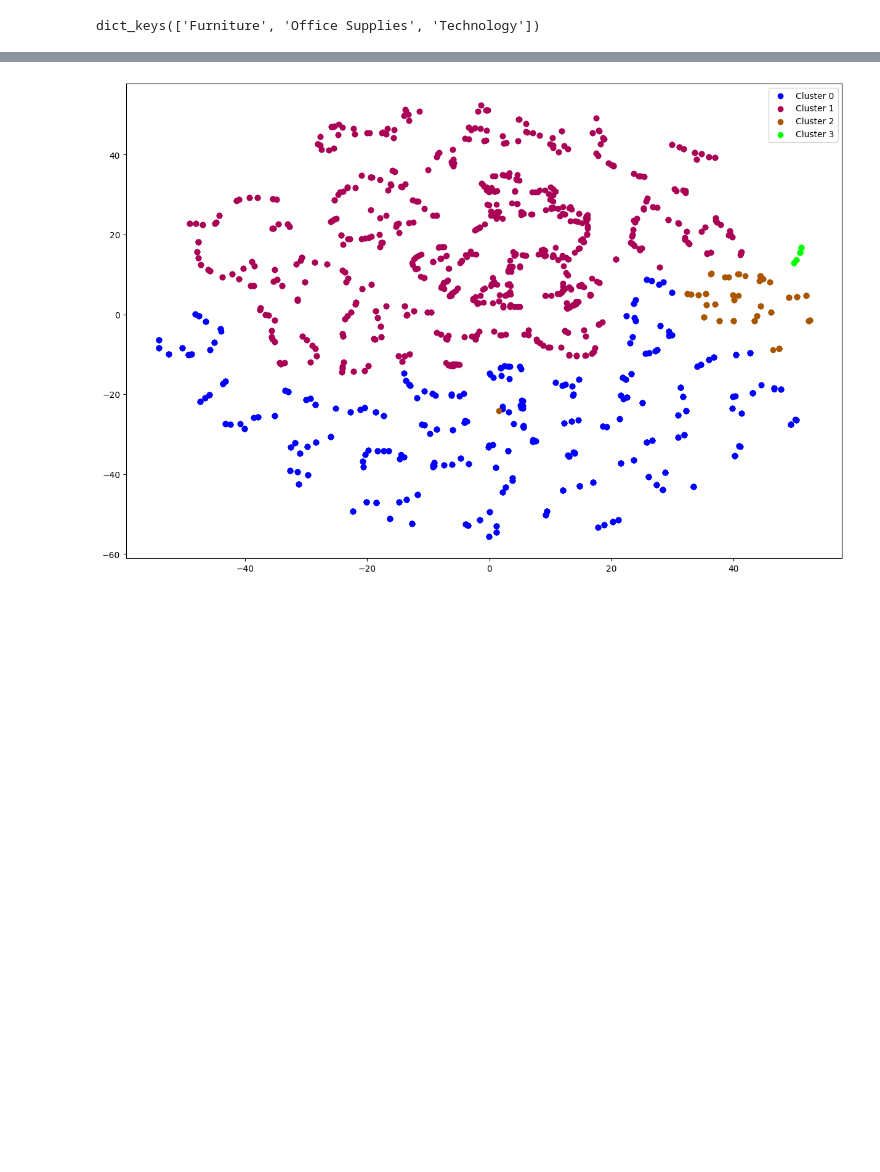
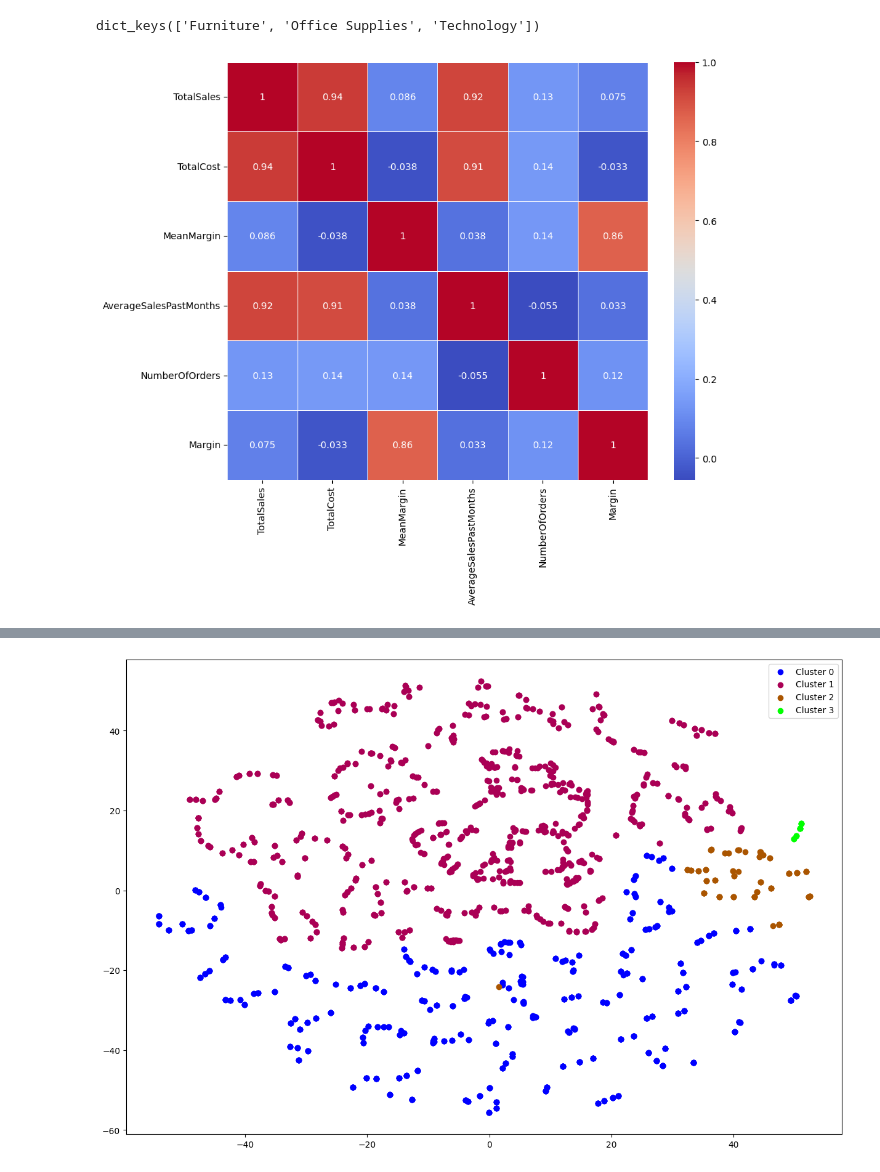
Before and after one commit to CogitoNTNU/CogitoXInfor-h24, a Jupyter notebook: HermanNotebook.ipynb, the cells around one changed output, grey strips where cells are left out. Saved outputs shown, nothing was run; the diff lists cells and outputs as text; code cells hidden in the pictures; blank space fills up the shorter version.

```diff
--- a/HermanNotebook.ipynb
+++ b/HermanNotebook.ipynb
@@ -275,4 +275,35 @@ features = ["TotalSales", "TotalCost", "MeanMargin", "AverageSalesPastMonths", "
 dataframes_scaled = standardize_features(data, features)
+# %%
+import seaborn as sns
+import matplotlib.pyplot as plt
+import seaborn as sns
+import matplotlib.pyplot as plt
+from sklearn.preprocessing import LabelEncoder
+
+
+data = dataframes_scaled["Technology"]
+data.dtypes
+
+
+# Example categorical dat
+
+# Create a LabelEncoder instance
+label_encoder = LabelEncoder()
+
+# Fit and transform the data to convert categories to numbers
+
+
+features = list(data.columns)
+
+
+corr_matrix =  data[features].corr()
+
+plt.figure(figsize=(10, 8))  # Adjust the size if needed
+sns.heatmap(corr_matrix, annot=True, cmap='coolwarm', linewidths=0.5)
+
+plt.show()
+# %% [output]
+[figure, added]
 # %%
 def find_optimal_feature_combination(data):
     features = list(data.columns)
```
Also changed, not shown: parts of 5 cells of this notebook, 1 other file.
